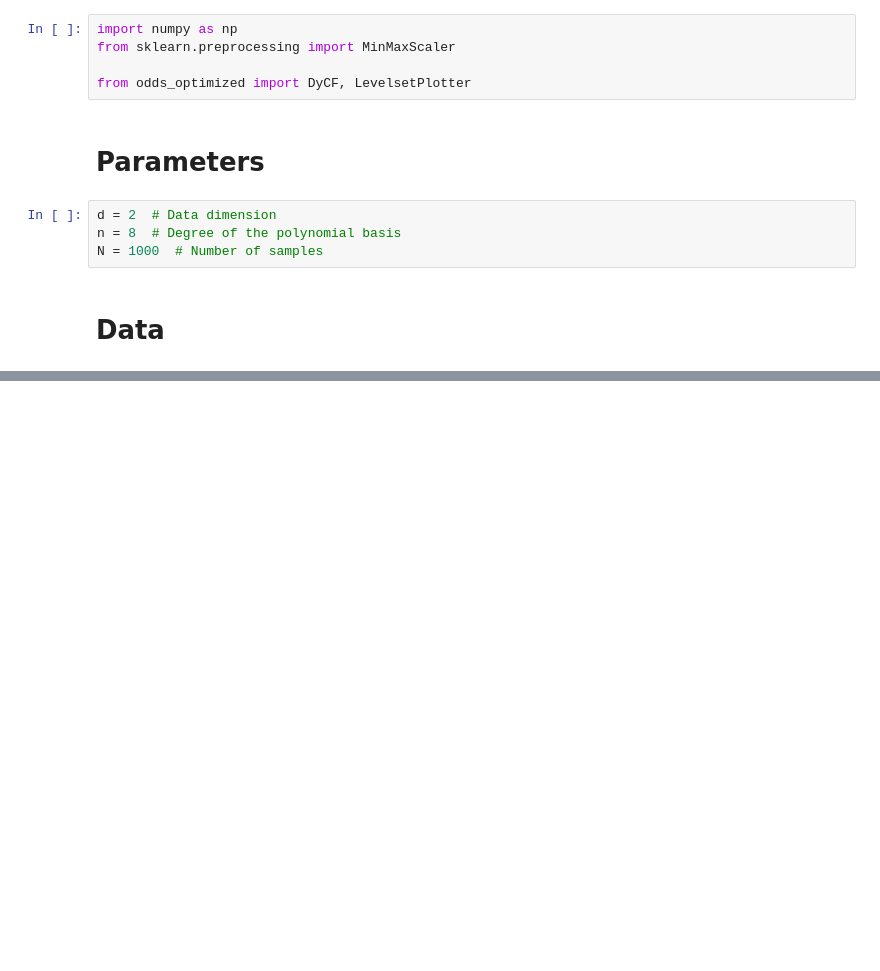
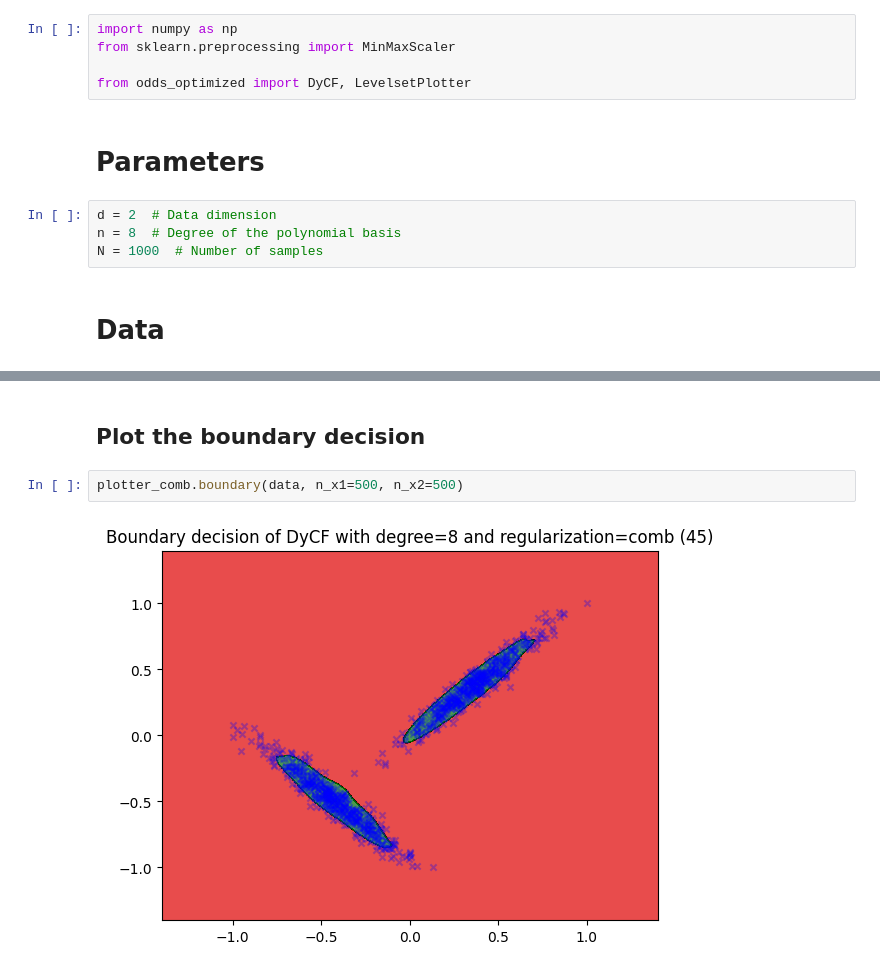
Before and after one commit to fgrivet/odds_optimized, a Jupyter notebook: examples/plot_levelset.ipynb, the cells around one changed output, grey strips where cells are left out. Saved outputs shown, nothing was run; the diff lists cells and outputs as text; blank space fills up the shorter version.

```diff
--- a/examples/plot_levelset.ipynb
+++ b/examples/plot_levelset.ipynb
@@ -48,0 +80,6 @@ plotter.plot(data, n_x1=500, n_x2=500, levels=[10, 500, 2000], percentiles=[50,
+# %% [markdown]
+## Plot the boundary decision
+# %%
+plotter_comb.boundary(data, n_x1=500, n_x2=500)
+# %% [output]
+[figure, added]
```
Also changed, not shown: parts of 23 cells of this notebook, 1 other file.
